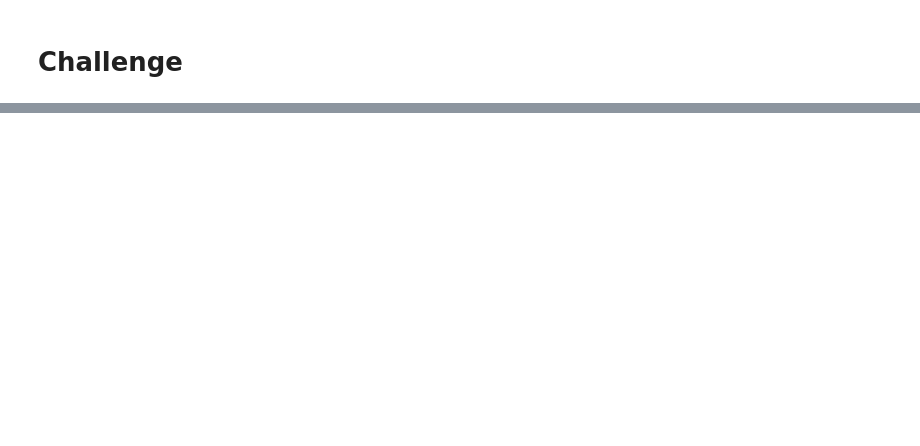
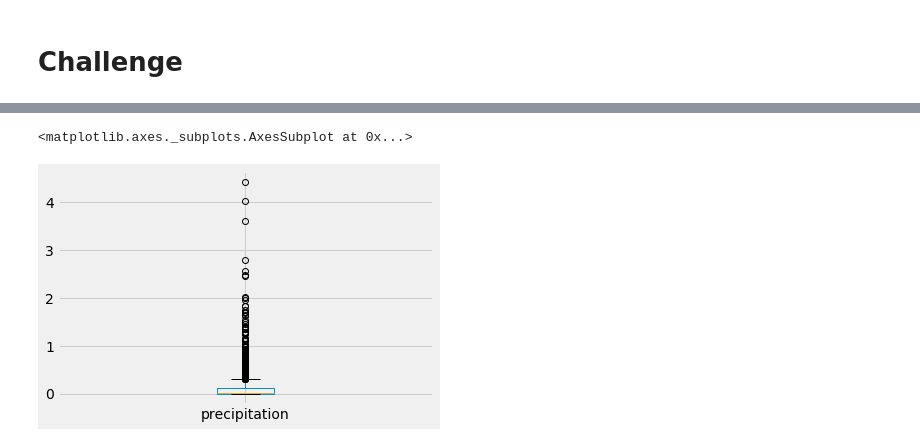
Before and after one commit to damiencorr/surfs_up, a Jupyter notebook: climate_analysis.ipynb, the cells around one changed output, grey strips where cells are left out. Saved outputs shown, nothing was run; the diff lists cells and outputs as text; code cells hidden in the pictures; blank space fills up the shorter version.

```diff
--- a/climate_analysis.ipynb
+++ b/climate_analysis.ipynb
@@ -138,0 +280,7 @@ df.plot.hist(bins=12)
+# %%
+# Create a Box & Whisker plot to show the distribution of PRECIPITATION measurements for June.
+# OBSERVATION: There are numerous outliers.
+jul_data['precipitation'].plot.box()
+# %% [output]
+<matplotlib.axes._subplots.AxesSubplot at 0x...>
+[figure, added]
```
Also changed, not shown: parts of 22 cells of this notebook, 1 other file.
